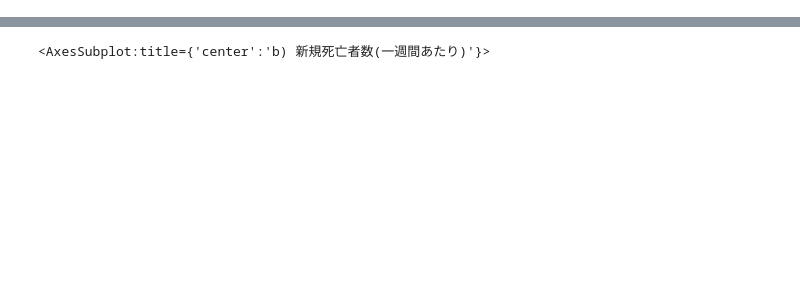
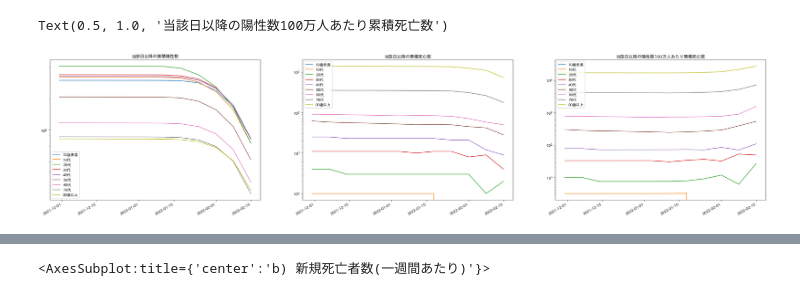
Before and after one commit to nagae/CoVid-19, a Jupyter notebook: check-plot-japan_cases_fatality_rate_since_by_age.ipynb, the cells around one changed output, grey strips where cells are left out. Saved outputs shown, nothing was run; the diff lists cells and outputs as text; code cells hidden in the pictures; blank space fills up the shorter version.

```diff
--- a/check-plot-japan_cases_fatality_rate_since_by_age.ipynb
+++ b/check-plot-japan_cases_fatality_rate_since_by_age.ipynb
@@ -29,0 +30,17 @@ plt.show()
+# %%
+start_date = "2021-11-30"
+fig, ax = plt.subplots(1,3,figsize=(12*3,8))
+nc.loc[start_date:,:"80歳以上"].plot(ax=ax[0])
+nd.loc[start_date:,:"80歳以上"].plot(ax=ax[1])
+(nd.loc[start_date:,:"80歳以上"]/nc.loc[start_date:,:"80歳以上"]*1e6).plot(ax=ax[2])
+ax[0].set_yscale('log')
+ax[0].set_title("当該日以降の累積陽性数")
+ax[1].set_yscale('log')
+ax[1].set_title("当該日以降の累積死亡数")
+ax[1].legend(loc='upper left')
+ax[2].set_yscale('log')
+ax[2].legend(loc='upper left')
+ax[2].set_title("当該日以降の陽性数100万人あたり累積死亡数")
+# %% [output]
+Text(0.5, 1.0, '当該日以降の陽性数100万人あたり累積死亡数')
+[figure, added]
```
Also changed, not shown: parts of 4 cells of this notebook, 4 other files.
